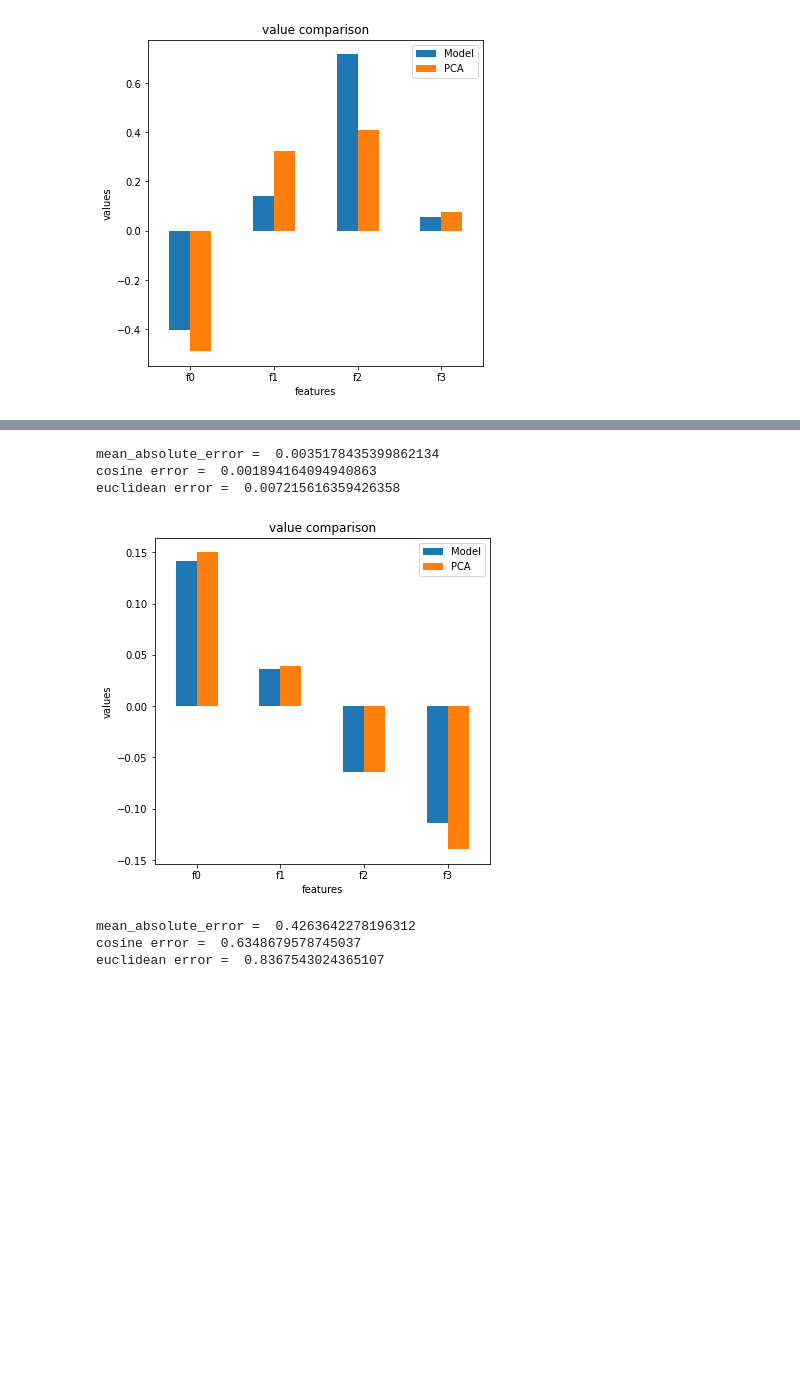
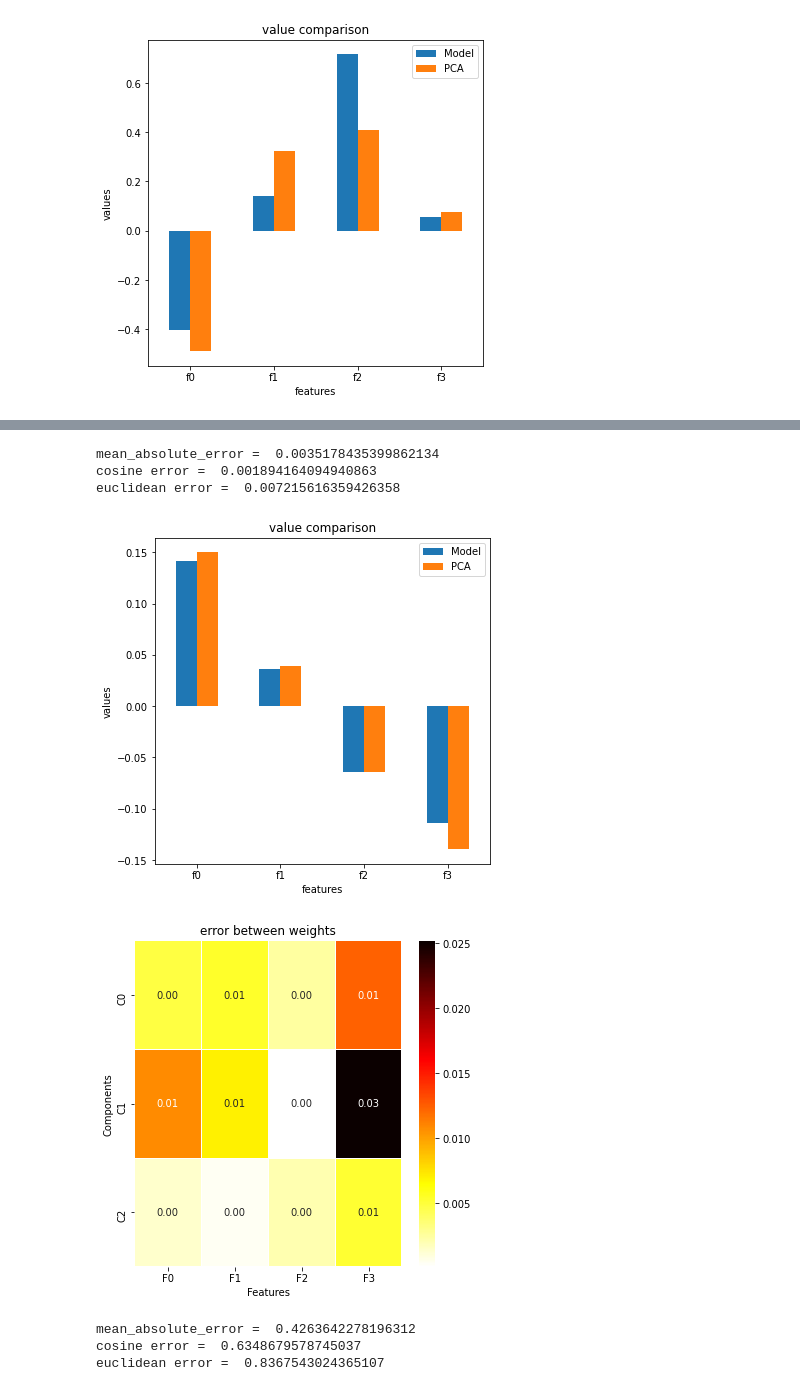
Before and after one commit to intelligence-csd-auth-gr/Interpretable-Unsupervised-Learning, a Jupyter notebook: DRex.ipynb, the cells around one changed output, grey strips where cells are left out. Saved outputs shown, nothing was run; the diff lists cells and outputs as text; code cells hidden in the pictures; blank space fills up the shorter version.

```diff
--- a/DRex.ipynb
+++ b/DRex.ipynb
@@ -370,16 +387,19 @@ euclidean error =  0.06848791453161139
 # %%
 transformer = FastICA(n_components=components, random_state=0)
 transformer.fit(initial_data)
 Transformed_dataset = transformer.fit_transform(initial_data)
 
 total_coef, model_transformed_dataset, total_neighbs_np, total_distances = explain(initial_data, initial_predictions, transformer.transform, number_of_neighbours, find_Alpha = True, use_LIME_neighbs = False)
 mae, cosine_s, euc_error = find_error(initial_data, model_transformed_dataset, Transformed_dataset)
 visualise(sample, initial_data, total_coef, transformer.components_)
+print("")
+create_heatmap(sample, total_coef,  transformer.components_)
 # %% [output]
 mean_absolute_error =  0.0035178435399862134
 cosine error =  0.001894164094940863
 euclidean error =  0.007215616359426358
 [figure]
+[figure, added]
 # %%
 #initial data should not contain negative values
 #this dataset had negative values so i didnt run this cell
```
Also changed, not shown: parts of 3 cells of this notebook.
